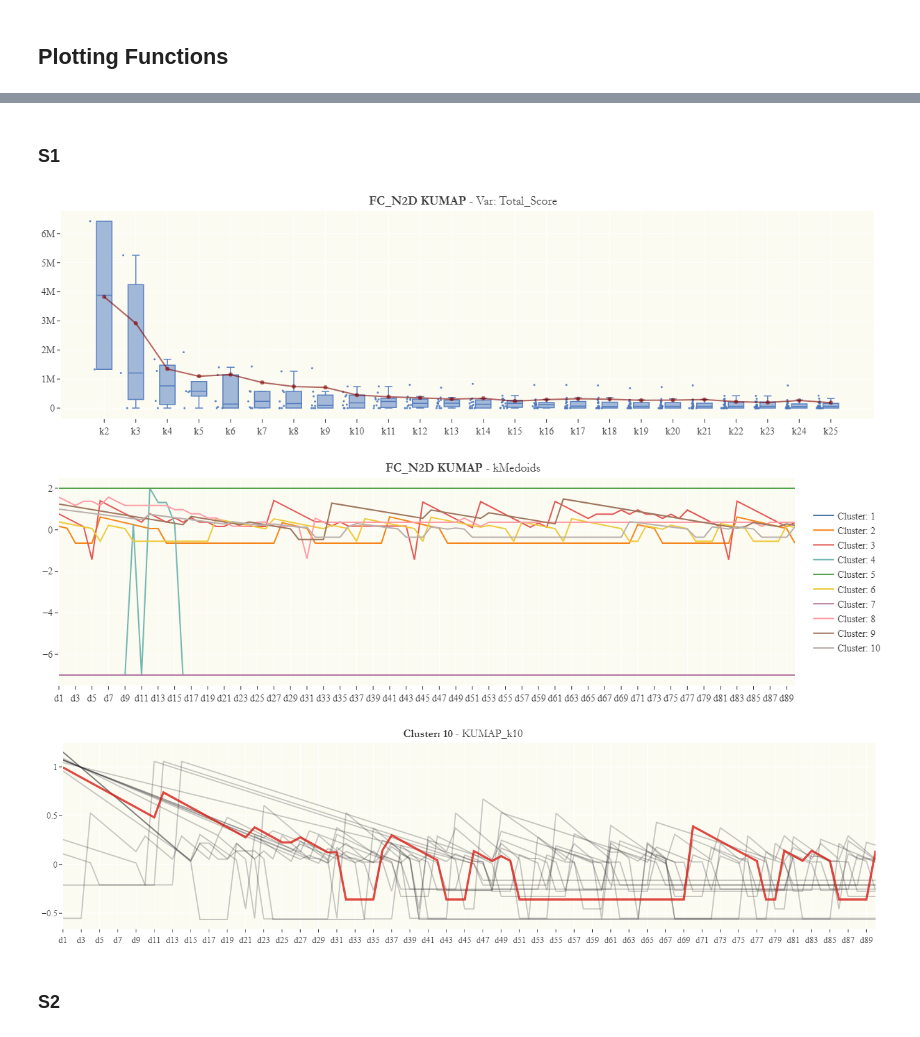
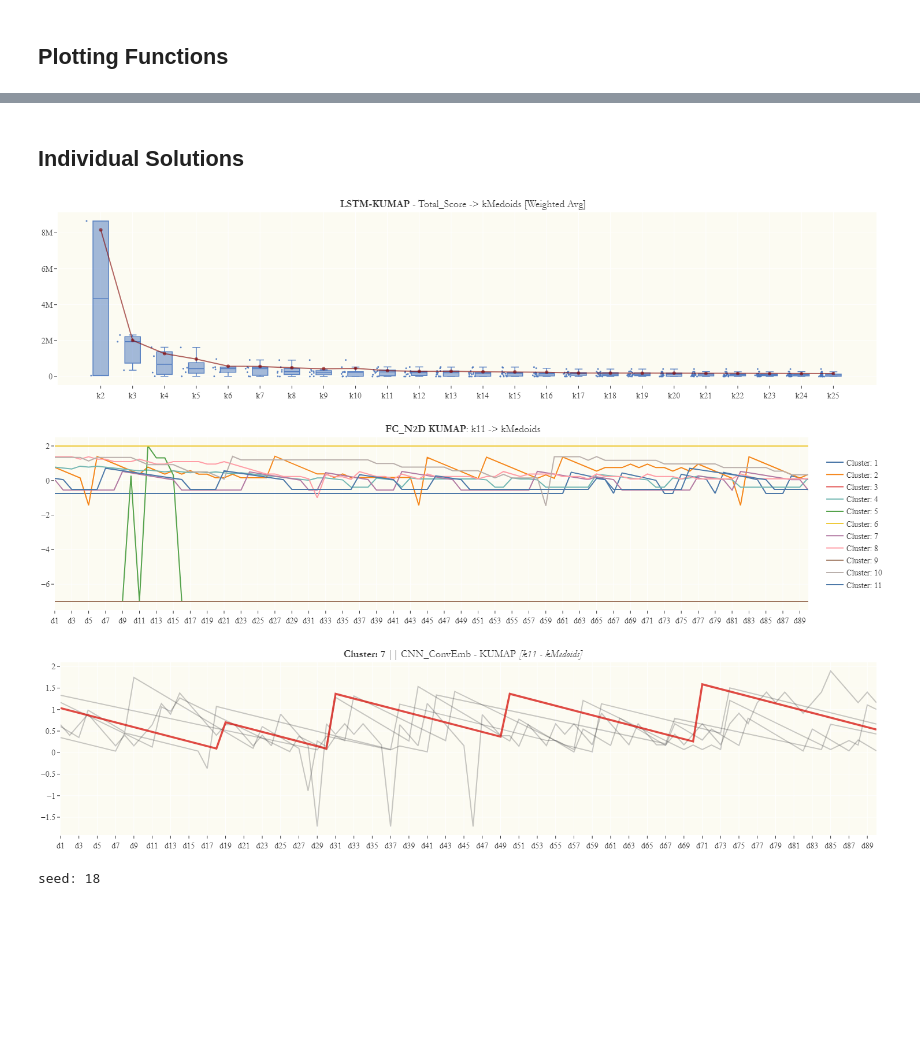
Before and after one commit to VascoPM/SHS-DeepClustering, a Jupyter notebook: Clustering_VisualInspection.ipynb, the cells around one changed output, grey strips where cells are left out. Drawn from its saved outputs; the diff is of its cells as text; code cells hidden in the pictures; blank space fills up the shorter version.

```diff
--- a/Clustering_VisualInspection.ipynb
+++ b/Clustering_VisualInspection.ipynb
@@ -86,33 +178,38 @@ def human_format(number):
 # %%
-def plot_elbow(df_centers, alg = 'kMeans', mode = 'Total_Score', line_type = 'avg', sol_name = ''):
+def plot_elbow(sol_name = 'LSTM', center_type = 'kMedoids', alg = 'KUMAP', var = 'Total_Score', line_type = 'w_avg'):
 
-    df = df_centers[df_centers['Algorithm'] == alg]
+    # Load centers for Solution
+    center_location = center_location_finder(sol_name, center_type)
+    df = pl.scan_csv(center_location).filter(pl.col(f"Algorithm") == alg).collect().to_pandas()
+
+
+    # df = df_centers[df_centers['Algorithm'] == alg]
 
     if line_type == 'avg':
-        df_line = df_centers[df_centers['Algorithm']==alg][['k', mode]].groupby('k').agg('mean').reset_index()
+        df_line = df[['k', var]].groupby('k').agg('mean').reset_index()
         df_line['sort'] = df_line['k'].apply(lambda x: int(''.join(filter(str.isdigit, x))))
         df_line.sort_values(by=['sort'], inplace= True)
         line_name = 'Average'
 
     elif line_type == 'w_avg':
-        df_line = df_centers[df_centers['Algorithm']==alg][['Cluster_Size', 'k', mode]].groupby('k').apply(w_avg, mode, 'Cluster_Size').reset_index()
+        df_line = df[['Cluster_Size', 'k', var]].groupby('k').apply(w_avg, var, 'Cluster_Size').reset_index()
         df_line['sort'] = df_line['k'].apply(lambda x: int(''.join(filter(str.isdigit, x))))
         df_line.sort_values(by=['sort'], inplace= True)
-        df_line.rename(columns={0: mode}, inplace=True)
-        line_name = 'Weighted Average'
+        df_line.rename(columns={0: var}, inplace=True)
+        line_name = 'Weighted Avg'
 
     elif line_type == 'sum':
-        df_line = df_centers[df_centers['Algorithm']==alg][['k', mode]].groupby('k').agg('sum').reset_index()
+        df_line = df[['k', var]].groupby('k').agg('sum').reset_index()
         df_line['sort'] = df_line['k'].apply(lambda x: int(''.join(filter(str.isdigit, x))))
         df_line.sort_values(by=['sort'], inplace= True)
-        line_name = 'Total Sum'
+        line_name = 'Sum'
 
 
     fig = go.Figure()
 
     fig.add_trace(
         go.Box(
-            y=df[mode],
+            y=df[var],
             x=df['k'],
             boxpoints='all',
             jitter=0.5,
@@ -128,7 +225,7 @@ def plot_elbow(df_centers, alg = 'kMeans', mode = 'Total_Score', line_type = 'av
     fig.add_trace(
         go.Scatter(
             x=df_line['k'],
-            y=df_line[mode],
+            y=df_line[var],
             mode = 'lines+markers',
             name = line_name,
             marker_color='rgba(128, 0, 0, .6)',
@@ -137,12 +234,12 @@ def plot_elbow(df_centers, alg = 'kMeans', mode = 'Total_Score', line_type = 'av
     )
 
     # Figure Style
-    if len(sol_name) > 0:
-        sol_name = sol_name.split('-')[0]
-        title_text = f'<b>{sol_name} {alg}</b> - Var: {mode}'
-    else:
-        title_text = f'<b>{alg}</b> - Var: {mode}'
-
+    # if len(sol_name) > 0:
+    #     # sol_name = sol_name.split('-')[0]
+    #     title_text = f'<b>{sol_name} {alg}</b> - Var: {mode}'
+    # else:
+    #     title_text = f'<b>{alg}</b> - Var: {mode}'
+    title_text = f'<b>{sol_name}-{alg}</b> - {var} -> {center_type} [{line_name}]'
     fig.update_layout(
         margin=dict(l=5, r=20, t=30, b=20),
         template="ggplot2",
@@ -375,16 +419,15 @@ plot_all_elbow(sols = [S1_centers, S2_centers], sol_names = [S1_name, S2_name],
-# %% [markdown]
-### S1
+# %% [markdown]
+## Individual Solutions
 # %%
-plot_elbow(S1_centers, sol_name=S1_name, alg='KUMAP', mode = 'Total_Score', line_type='w_avg')
+plot_elbow(sol_name= 'LSTM', var = 'Total_Score', line_type = 'w_avg', center_type = 'kMedoids')
 # %% [output]
-[figure, old version]
+[figure, new version]
 # %%
-plot_centers(S1_centers, sol_location = S1_location, sol_name=S1_name, alg='KUMAP', k = 'k10')
+plot_centers(sol_name= 'FC_N2D', center_type = 'kMedoids', alg = 'KUMAP', k = 'k11')
 # %% [output]
-[figure, old version]
+[figure, new version]
 # %%
-plot_cluster_samples(S1_centers, df_data, sol_location = S1_location, alg = 'KUMAP', k = 'k10', cluster=10, sample=15, seed=42)
+plot_cluster_samples(sol_name = 'CNN_ConvEmb', center_type = 'kMedoids', alg = 'KUMAP', k = 'k11', cluster = 7, sample = 5, seed = 'random')
 # %% [output]
-[figure, old version]
+[figure, new version]
+seed: 18
-# %% [markdown]
-### S2
```
Also changed, not shown: parts of 27 cells of this notebook.
